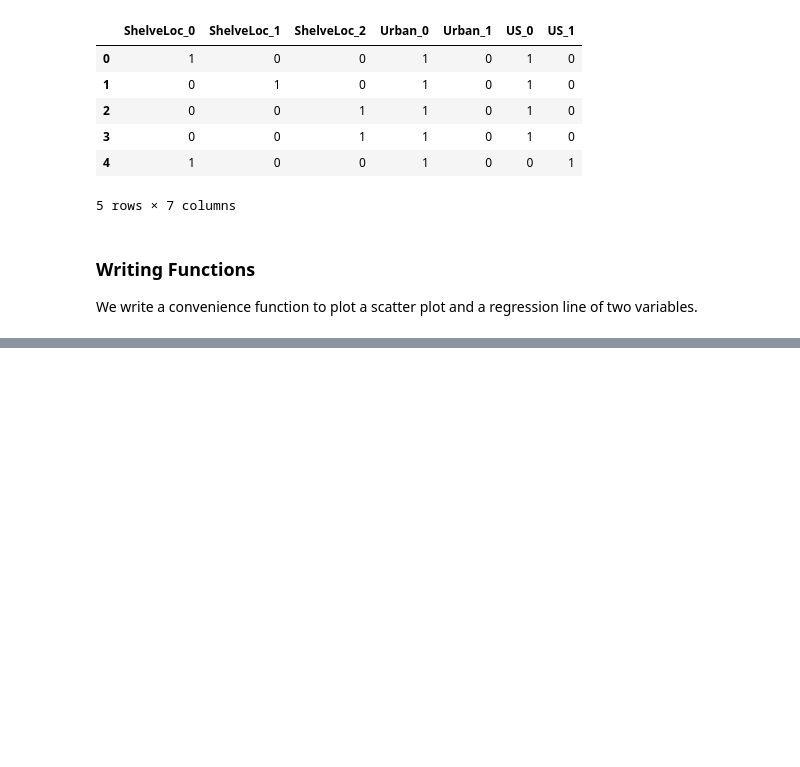
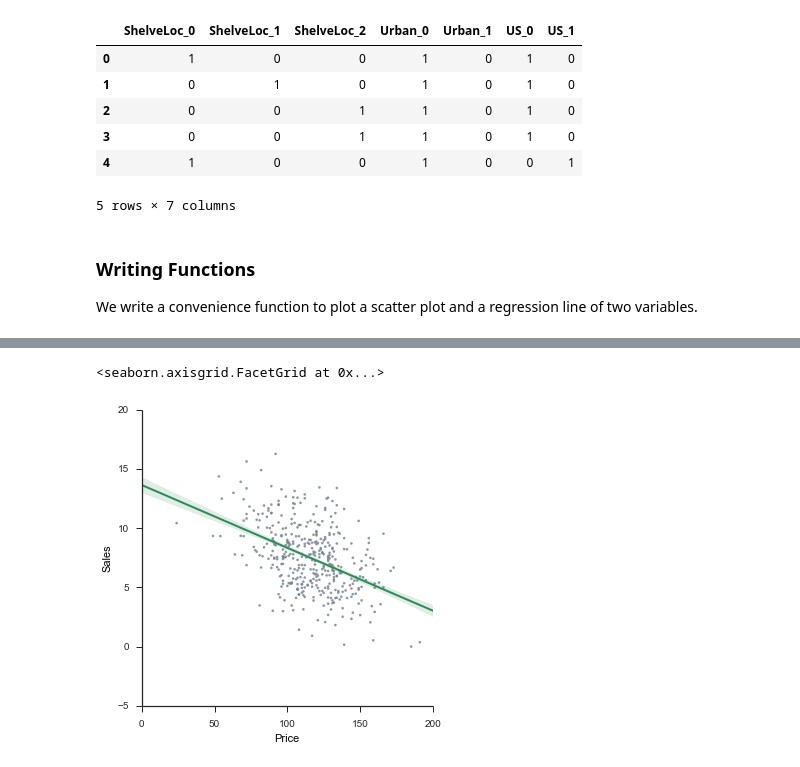
Before and after one commit to sujitpal/mlia-examples, a Jupyter notebook: src/statlearning_notebooks/chapter3.ipynb, the cells around one changed output, grey strips where cells are left out. Drawn from its saved outputs; the diff is of its cells as text; code cells hidden in the pictures; blank space fills up the shorter version.

Commit message:
ENH: Updated chapter 3 with more seaborn

```diff
--- a/src/statlearning_notebooks/chapter3.ipynb
+++ b/src/statlearning_notebooks/chapter3.ipynb
@@ -317,0 +318,6 @@ regplot(carseats_df["Price"], carseats_df["Sales"], "Price", "Sales", 'o', 'r')
+# %%
+sns.lmplot("Price", "Sales", carseats_df, ci=68, scatter_kws={"marker": ".", "color": "slategray"},
+           line_kws={"linewidth": 2, "color": "seagreen"})
+# %% [output]
+<seaborn.axisgrid.FacetGrid at 0x...>
+[figure, added]
```
Also changed, not shown: parts of 14 cells of this notebook.
